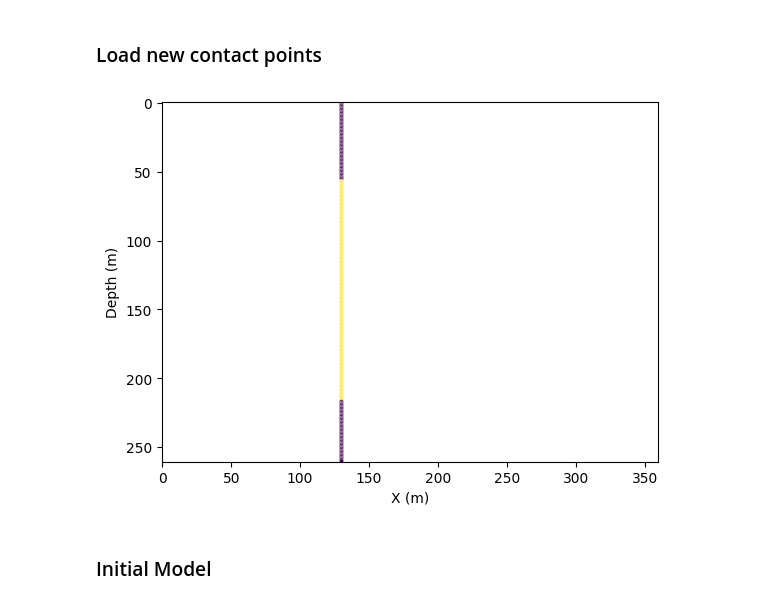
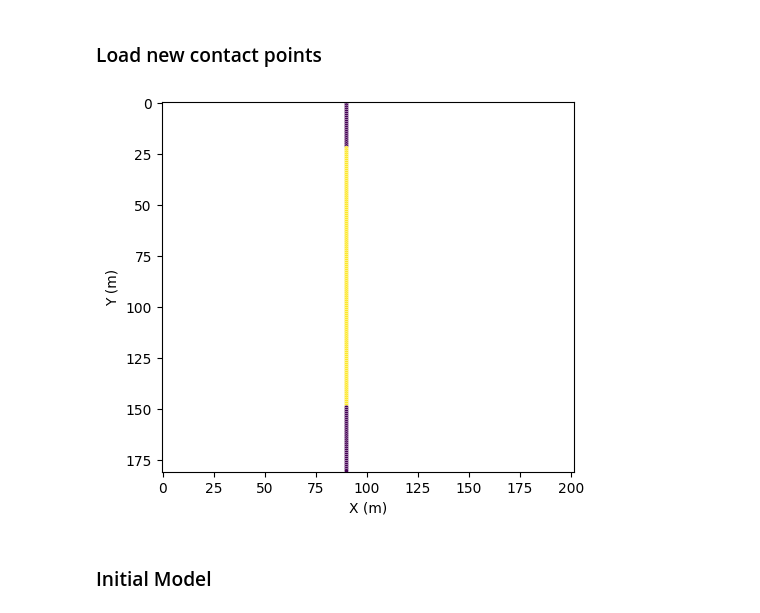
Before and after one commit to justinleong22/data_knowledge_driven_trend_surface, a Jupyter notebook: notebook/peanut_case.ipynb, the cells around one changed output. Cells and saved outputs as stored; diff of their text form; code cells hidden in the pictures.

```diff
--- a/notebook/peanut_case.ipynb
+++ b/notebook/peanut_case.ipynb
@@ -70,15 +74,15 @@ plt.show()
 # %% [markdown]
 ### Load new contact points
 # %%
-new_contacts = pd.read_csv("../data/data_gen_case/paths/img1_contacts.csv")
+new_contacts = pd.read_csv("../data/data_gen_case/paths/img3_contacts.csv")
 # %%
 plt.imshow(truth, alpha = 0)
 plt.scatter(new_contacts['x'], new_contacts['depth'],
             c=new_contacts['litho'], edgecolors='w', linewidths=0.3,s = 10)
-plt.ylabel('Depth (m)'), plt.xlabel('X (m)')
+plt.ylabel('Y (m)'), plt.xlabel('X (m)')
 plt.show()
 # %% [output]
-[figure, old version]
+[figure, new version]
 # %% [markdown]
 ### Initial Model
 # %%
```
Also changed, not shown: parts of 32 cells of this notebook, 2 other files.
